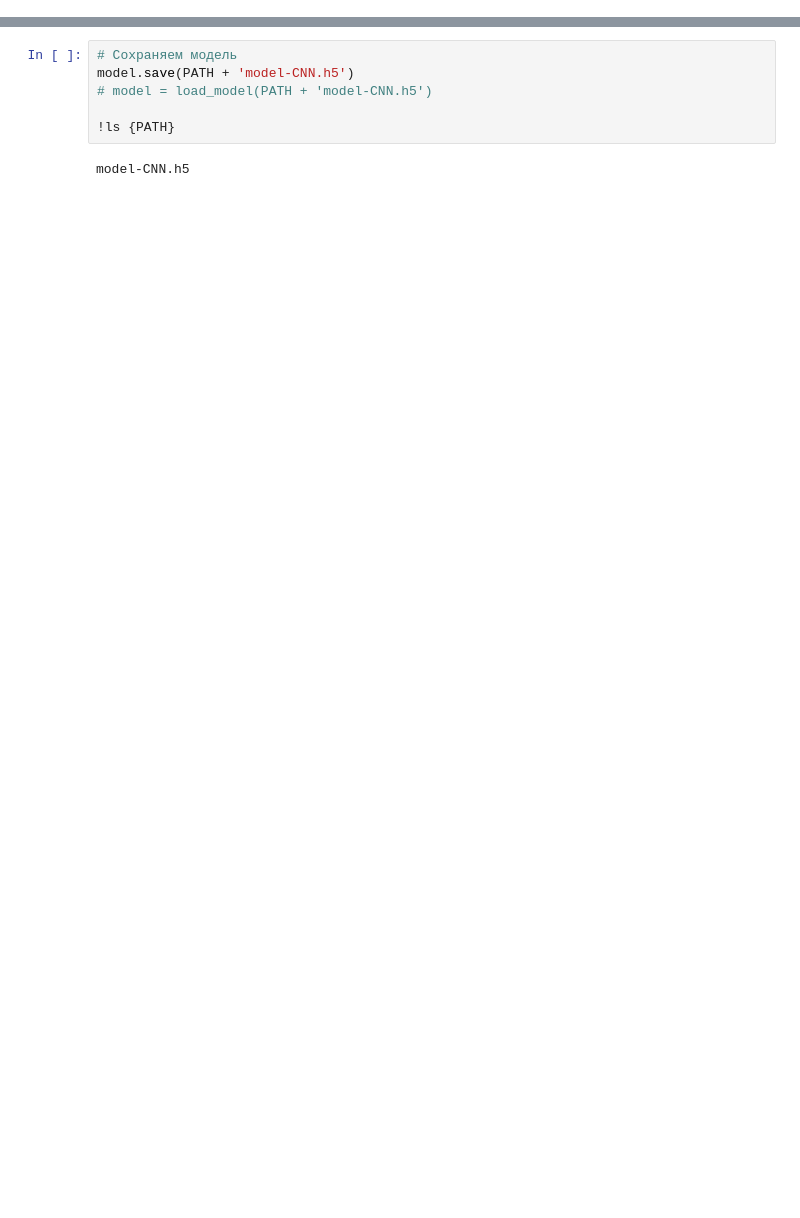
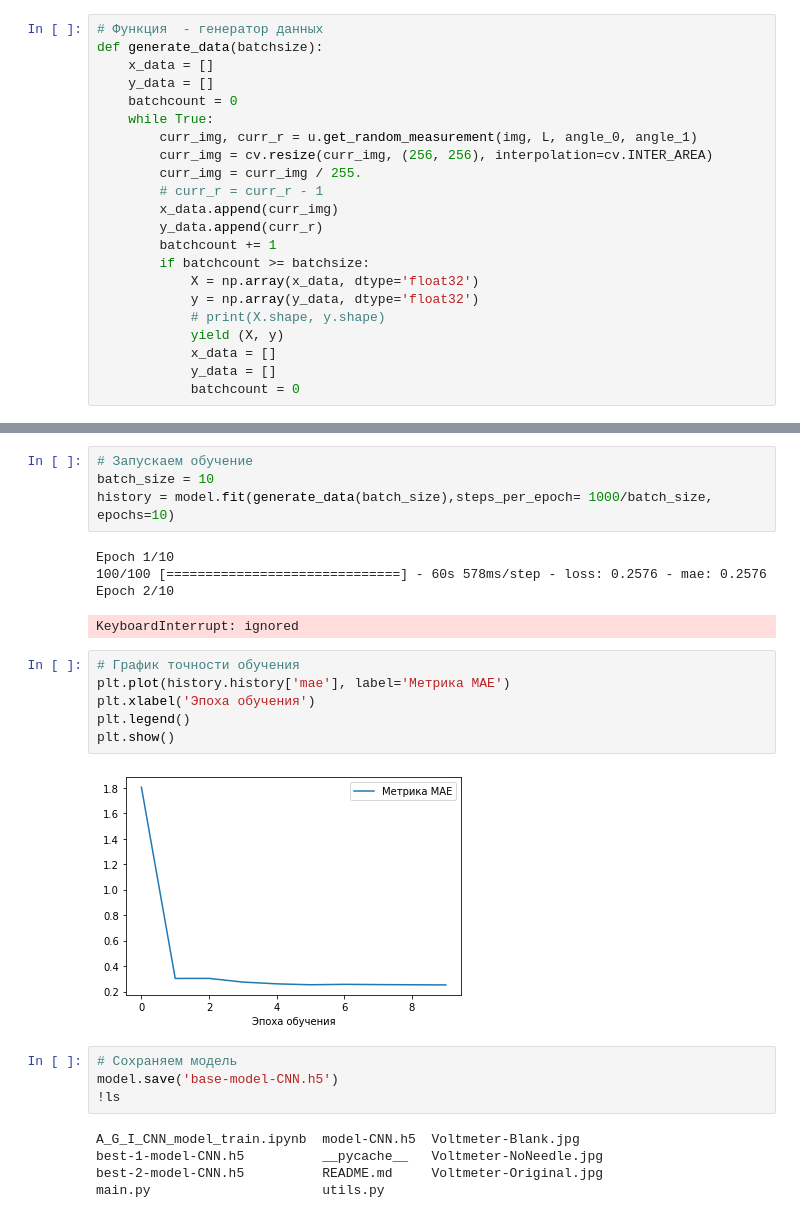
Before and after one commit to serg-kas/A-G-I-demo, a Jupyter notebook: A_G_I_CNN_model_train.ipynb, the cells around one changed output, grey strips where cells are left out. Drawn from its saved outputs; the diff is of its cells as text; blank space fills up the shorter version.

```diff
--- a/A_G_I_CNN_model_train.ipynb
+++ b/A_G_I_CNN_model_train.ipynb
@@ -202,0 +61,22 @@ print('Верный ответ', np.argmax(y_test[n]))
+# %%
+# Функция  - генератор данных
+def generate_data(batchsize):
+    x_data = []
+    y_data = []
+    batchcount = 0
+    while True:
+        curr_img, curr_r = u.get_random_measurement(img, L, angle_0, angle_1)
+        curr_img = cv.resize(curr_img, (256, 256), interpolation=cv.INTER_AREA)
+        curr_img = curr_img / 255.
+        # curr_r = curr_r - 1
+        x_data.append(curr_img)
+        y_data.append(curr_r)
+        batchcount += 1
+        if batchcount >= batchsize:
+            X = np.array(x_data, dtype='float32')
+            y = np.array(y_data, dtype='float32')
+            # print(X.shape, y.shape)
+            yield (X, y)
+            x_data = []
+            y_data = []
+            batchcount = 0
@@ -203,8 +269,26 @@ print('Верный ответ', np.argmax(y_test[n]))
+# %%
+# Запускаем обучение
+batch_size = 10
+history = model.fit(generate_data(batch_size),steps_per_epoch= 1000/batch_size, epochs=10)
+# %% [output]
+Epoch 1/10
+100/100 [==============================] - 60s 578ms/step - loss: 0.2576 - mae: 0.2576
+Epoch 2/10
+KeyboardInterrupt: ignored
+# %%
+# График точности обучения
+plt.plot(history.history['mae'], label='Метрика MAE')
+plt.xlabel('Эпоха обучения')
+plt.legend()
+plt.show()
+# %% [output]
+[figure, added]
 # %%
 # Сохраняем модель
-model.save(PATH + 'model-CNN.h5')
-# model = load_model(PATH + 'model-CNN.h5')
-
-!ls {PATH}
+model.save('base-model-CNN.h5')
+!ls
 # %% [output]
-model-CNN.h5
+A_G_I_CNN_model_train.ipynb  model-CNN.h5  Voltmeter-Blank.jpg
+best-1-model-CNN.h5          __pycache__   Voltmeter-NoNeedle.jpg
+best-2-model-CNN.h5          README.md     Voltmeter-Original.jpg
+main.py                      utils.py
```
Also changed, not shown: parts of 18 cells of this notebook.
